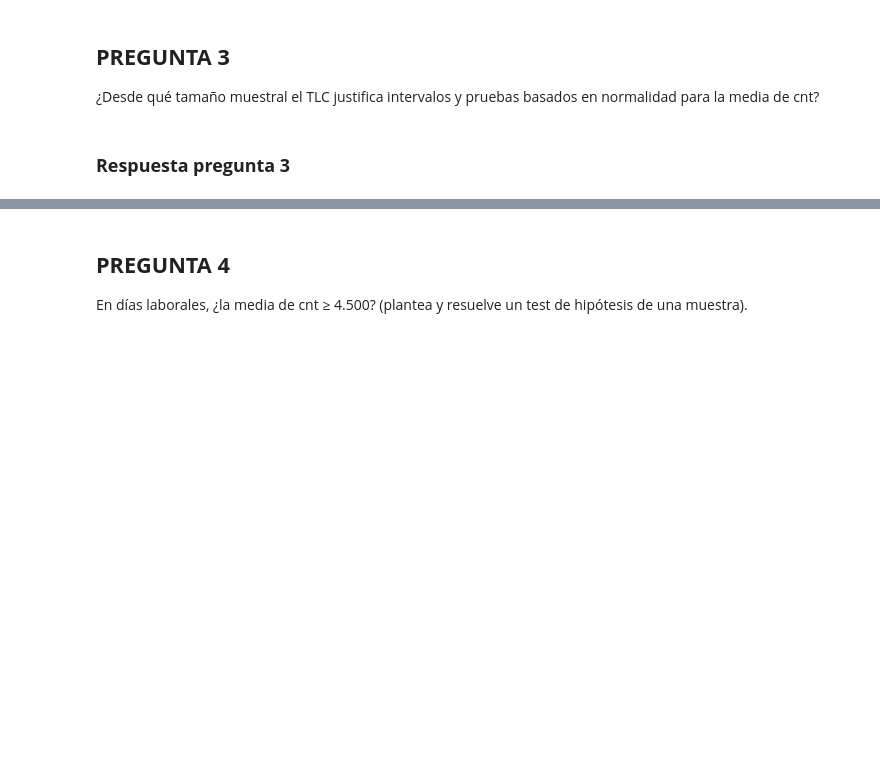
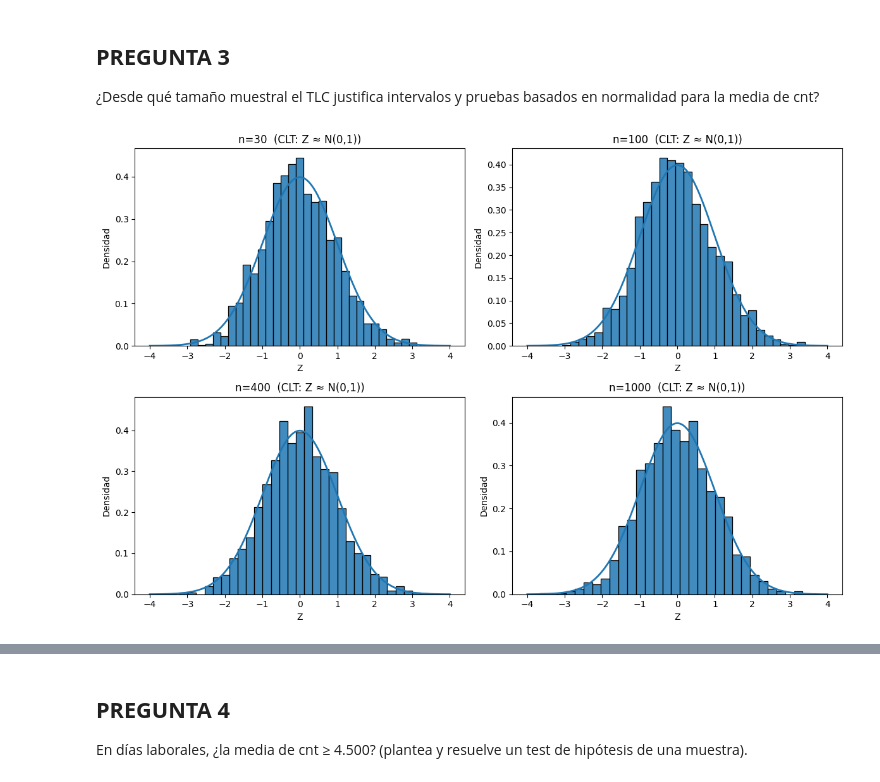
Before and after one commit to victoregomezf-maker/Bici-al-Trabajo-2026, a Jupyter notebook: Taller_Bici_al_Trabajo.ipynb, the cells around one changed output, grey strips where cells are left out. Drawn from its saved outputs; the diff is of its cells as text; code cells hidden in the pictures; blank space fills up the shorter version.

```diff
--- a/Taller_Bici_al_Trabajo.ipynb
+++ b/Taller_Bici_al_Trabajo.ipynb
@@ -233,5 +233,37 @@ La comparación entre Pearson y Spearman muestra resultados muy similares, lo qu
 # %% [markdown]
 ## **PREGUNTA 3**
 ¿Desde qué tamaño muestral el TLC justifica intervalos y pruebas basados en normalidad para la media de cnt?
-# %% [markdown]
-### **Respuesta pregunta 3**
+# %%
+from scipy import stats
+import seaborn as sns # Import seaborn
+
+rng = np.random.default_rng(123)
+
+# Usamos la población sesgada creada antes (pop, mu_pop, sd_pop)
+pop = df['cnt'] # Define pop as the 'cnt' column from the dataframe
+mu_pop = pop.mean() # Calculate the population mean
+sd_pop = pop.std() # Calculate the population standard deviation
+
+n_list = [30, 100, 400, 1000]
+R = 2000
+
+fig, axes = plt.subplots(2, 2, figsize=(12,8))
+axes = axes.ravel()
+
+for ax, n in zip(axes, n_list):
+    means = np.array([rng.choice(pop, size=n, replace=False).mean() for _ in range(R)])
+
+    # Estandarizamos: Z = (x̄ - μ) / (σ/√n) debería parecerse a N(0,1)
+    Z = (means - mu_pop) / (sd_pop/np.sqrt(n))
+
+    sns.histplot(Z, bins=30, stat='density', alpha=0.85, ax=ax)
+    x = np.linspace(-4,4,400)
+    ax.plot(x, stats.norm.pdf(x), linewidth=2)
+    ax.set_title(f"n={n}  (CLT: Z ≈ N(0,1))")
+    ax.set_xlabel("Z")
+    ax.set_ylabel("Densidad")
+
+plt.tight_layout()
+plt.show()
+# %% [output]
+[figure, added]
```
Also changed, not shown: parts of 7 cells of this notebook.
